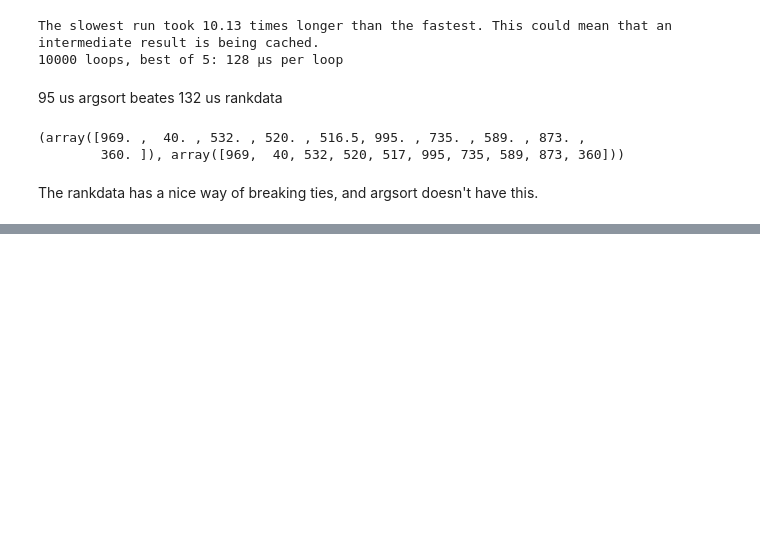
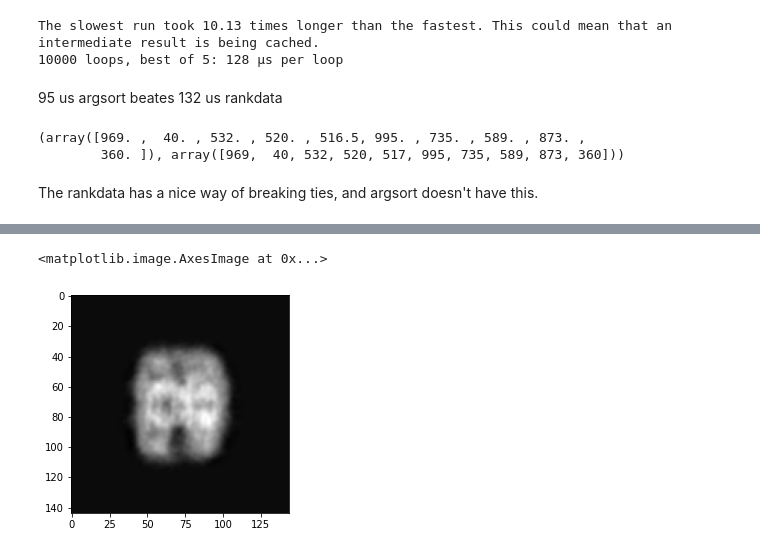
Before and after one commit to geoffwoollard/learn_cryoem_math, a Jupyter notebook: nb/topology_representing_network.ipynb, the cells around one changed output, grey strips where cells are left out. Cells and saved outputs as stored; diff of their text form; code cells hidden in the pictures; blank space fills up the shorter version.

```diff
--- a/nb/topology_representing_network.ipynb
+++ b/nb/topology_representing_network.ipynb
@@ -436,0 +523,11 @@ ranks.flatten() - rank.flatten()
+# %%
+fname = 'emd_1961.map'
+map_mrc = mrcfile.open(fname)
+map_original = map_mrc.data
+N = map_original.shape[0]
+psize_original = map_mrc.voxel_size.item(0)[0]
+psize = psize_original
+doplt(map_original.sum(-1))
+# %% [output]
+<matplotlib.image.AxesImage at 0x...>
+[figure, added]
```
Also changed, not shown: parts of 17 cells of this notebook.
